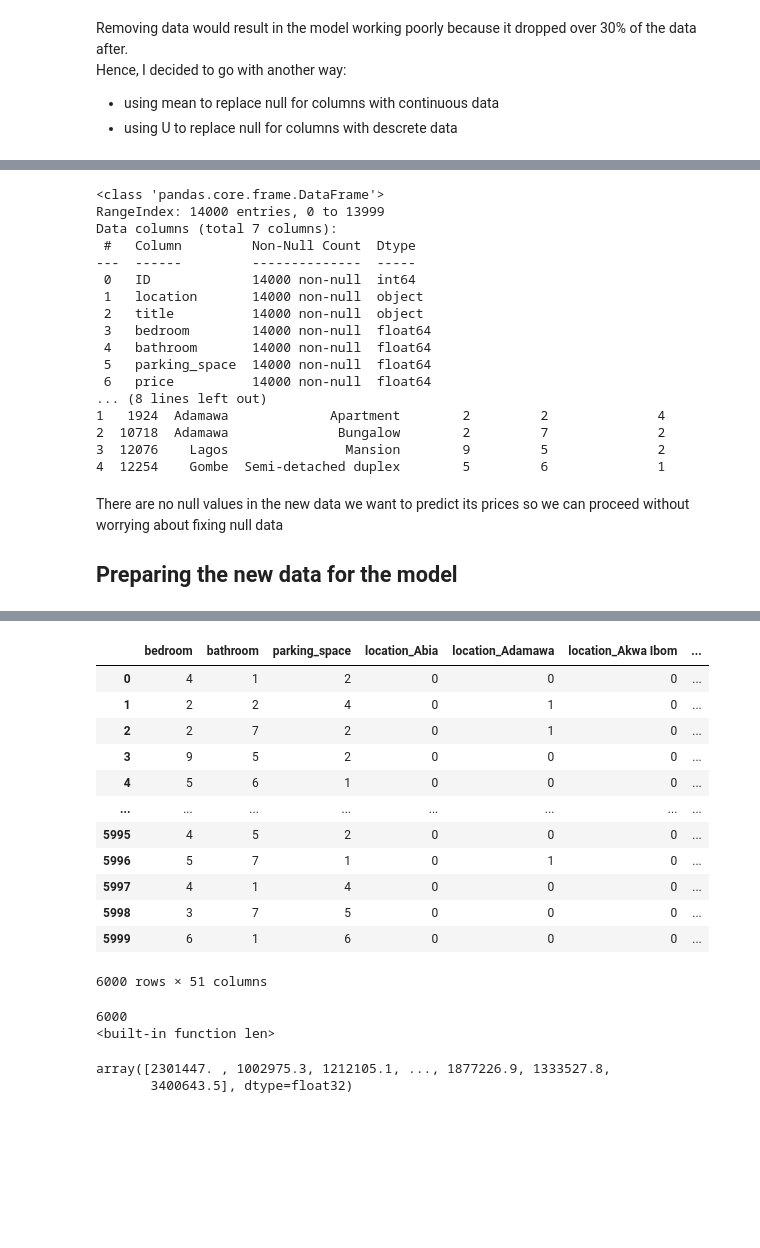
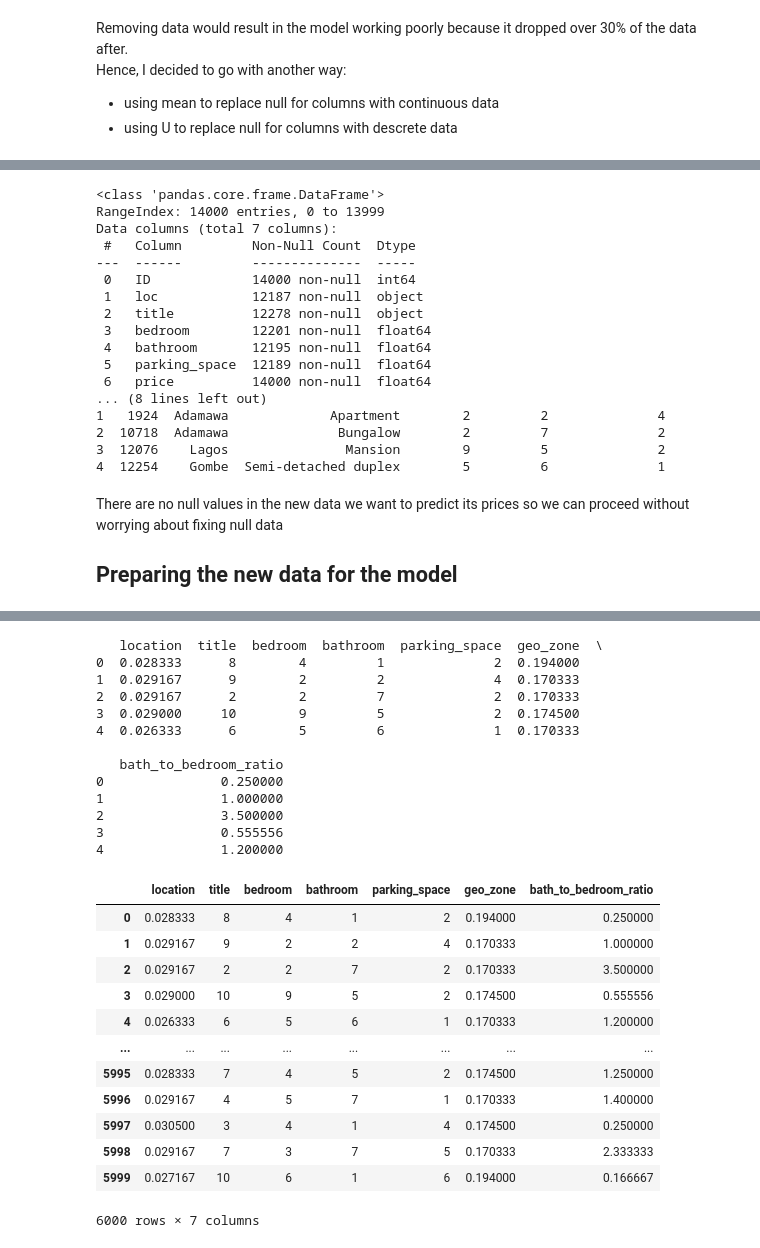
Before and after one commit to usmahm/DSN-AI-Bootcamp-2023-Qualification-Project-Submission, a Jupyter notebook: AI_Bootcamp_qualifier.ipynb, the cells around one changed output, grey strips where cells are left out. Drawn from its saved outputs; the diff is of its cells as text; code cells hidden in the pictures; blank space fills up the shorter version.

```diff
--- a/AI_Bootcamp_qualifier.ipynb
+++ b/AI_Bootcamp_qualifier.ipynb
@@ -249,8 +339,8 @@ ax.autoscale(enable=True)
 # %%
-df_new = pd.read_csv("datasets/Housing_dataset_test.csv")
-print(df.info())
+train_new = pd.read_csv("datasets/Housing_dataset_test.csv")
+print(train.info())
 print("\n First 5 data: \n")
-print(df_new.head())
+print(train_new.head())
 # %% [output]
 <class 'pandas.core.frame.DataFrame'>
 RangeIndex: 14000 entries, 0 to 13999
@@ -258,25 +348,25 @@ Data columns (total 7 columns):
  #   Column         Non-Null Count  Dtype
 ---  ------         --------------  -----
  0   ID             14000 non-null  int64
- 1   location       14000 non-null  object
- 2   title          14000 non-null  object
- 3   bedroom        14000 non-null  float64
- 4   bathroom       14000 non-null  float64
- 5   parking_space  14000 non-null  float64
+ 1   loc            12187 non-null  object
+ 2   title          12278 non-null  object
+ 3   bedroom        12201 non-null  float64
+ 4   bathroom       12195 non-null  float64
+ 5   parking_space  12189 non-null  float64
  6   price          14000 non-null  float64
 ... (8 lines left out)
 1   1924  Adamawa             Apartment        2         2              4
 2  10718  Adamawa              Bungalow        2         7              2
 3  12076    Lagos               Mansion        9         5              2
 4  12254    Gombe  Semi-detached duplex        5         6              1
-# %% [markdown]
-There are no null values in the new data we want to predict its prices so we can proceed without worrying about fixing null data
-
-## Preparing the new data for  the model
+# %% [markdown]
+There are no null values in the new data we want to predict its prices so we can proceed without worrying about fixing null data
+
+## Preparing the new data for  the model
 # %%
-df_new = df_new.rename(columns={'loc': 'location'})
-X_new = df_new.iloc[:, 1:]
+sub = train_new.rename(columns={'loc': 'location'})
 
+X_new = sub.drop('ID', axis=1)
 print(X_new)
 # %% [output]
      location                 title  bedroom  bathroom  parking_space
@@ -294,33 +384,33 @@ print(X_new)
 
 [6000 rows x 5 columns]
 # %%
-X_new = pd.get_dummies(X_new, columns=['location', 'title'])
-X_new = X_new.reindex(columns=X.columns.tolist(), fill_value=0)
+X_new = engineer_data(X_new)
 
-# X_new['title_U'] = 0
-# X_new['location_U'] = 0
 X_new
 # %% [output]
+   location  title  bedroom  bathroom  parking_space  geo_zone  \
+0  0.028333      8        4         1              2  0.194000
+1  0.029167      9        2         2              4  0.170333
+2  0.029167      2        2         7              2  0.170333
+3  0.029000     10        9         5              2  0.174500
+4  0.026333      6        5         6              1  0.170333
+
+   bath_to_bedroom_ratio
+0               0.250000
+1               1.000000
+2               3.500000
+3               0.555556
+4               1.200000
-|  | bedroom | bathroom | parking_space | location_Abia | location_Adamawa | location_Akwa Ibom | ... |
-| 0 | 4 | 1 | 2 | 0 | 0 | 0 | ... |
-| 1 | 2 | 2 | 4 | 0 | 1 | 0 | ... |
-| 2 | 2 | 7 | 2 | 0 | 1 | 0 | ... |
-| 3 | 9 | 5 | 2 | 0 | 0 | 0 | ... |
-| 4 | 5 | 6 | 1 | 0 | 0 | 0 | ... |
+|  | location | title | bedroom | bathroom | parking_space | geo_zone | bath_to_bedroom_ratio |
+| 0 | 0.028333 | 8 | 4 | 1 | 2 | 0.194000 | 0.250000 |
+| 1 | 0.029167 | 9 | 2 | 2 | 4 | 0.170333 | 1.000000 |
+| 2 | 0.029167 | 2 | 2 | 7 | 2 | 0.170333 | 3.500000 |
+| 3 | 0.029000 | 10 | 9 | 5 | 2 | 0.174500 | 0.555556 |
+| 4 | 0.026333 | 6 | 5 | 6 | 1 | 0.170333 | 1.200000 |
 | ... | ... | ... | ... | ... | ... | ... | ... |
-| 5995 | 4 | 5 | 2 | 0 | 0 | 0 | ... |
-| 5996 | 5 | 7 | 1 | 0 | 1 | 0 | ... |
-| 5997 | 4 | 1 | 4 | 0 | 0 | 0 | ... |
-| 5998 | 3 | 7 | 5 | 0 | 0 | 0 | ... |
-| 5999 | 6 | 1 | 6 | 0 | 0 | 0 | ... |
+| 5995 | 0.028333 | 7 | 4 | 5 | 2 | 0.174500 | 1.250000 |
+| 5996 | 0.029167 | 4 | 5 | 7 | 1 | 0.170333 | 1.400000 |
+| 5997 | 0.030500 | 3 | 4 | 1 | 4 | 0.174500 | 0.250000 |
+| 5998 | 0.029167 | 7 | 3 | 7 | 5 | 0.170333 | 2.333333 |
+| 5999 | 0.027167 | 10 | 6 | 1 | 6 | 0.194000 | 0.166667 |
-6000 rows × 51 columns
+6000 rows × 7 columns
-# %%
-predictions = xgb_model.predict(X_new)
-print(len(predictions))
-print(len)
-predictions
-# %% [output]
-6000
-<built-in function len>
-array([2301447. , 1002975.3, 1212105.1, ..., 1877226.9, 1333527.8,
-       3400643.5], dtype=float32)
```
Also changed, not shown: parts of 44 cells of this notebook, 3 other files.
